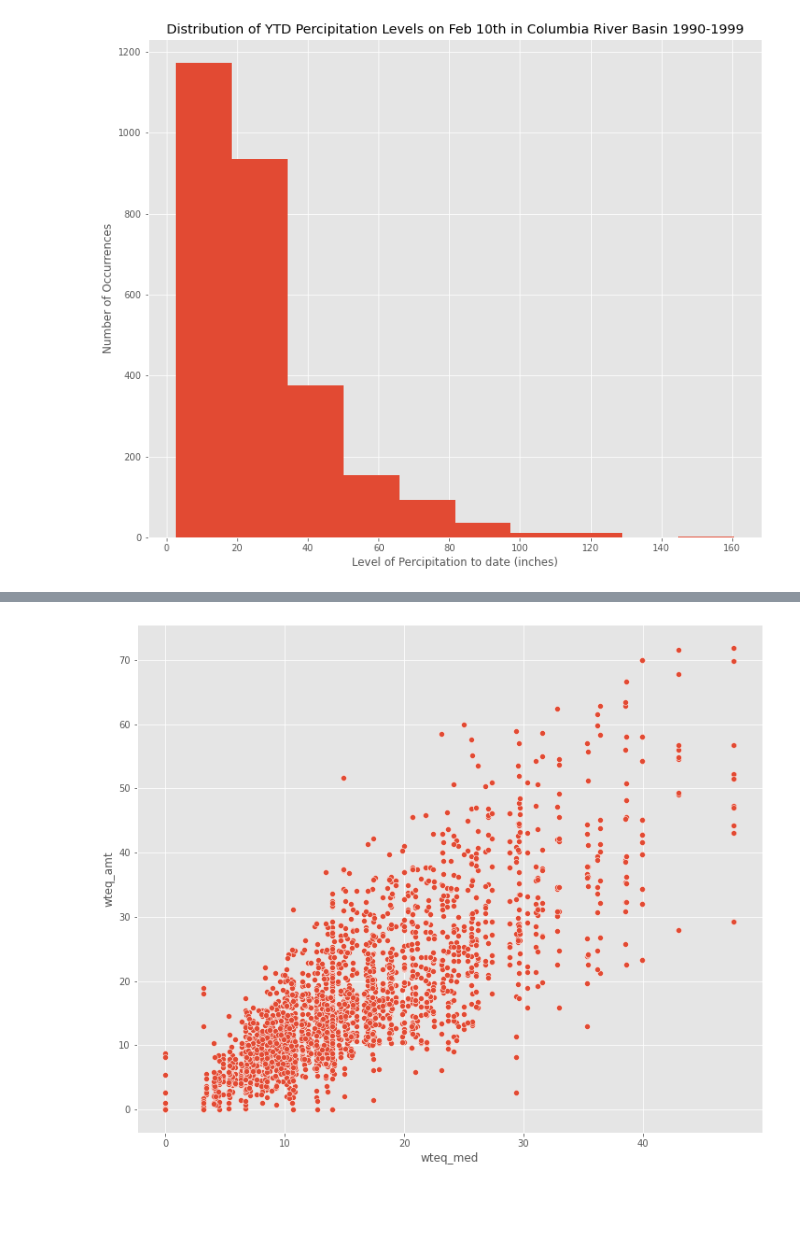
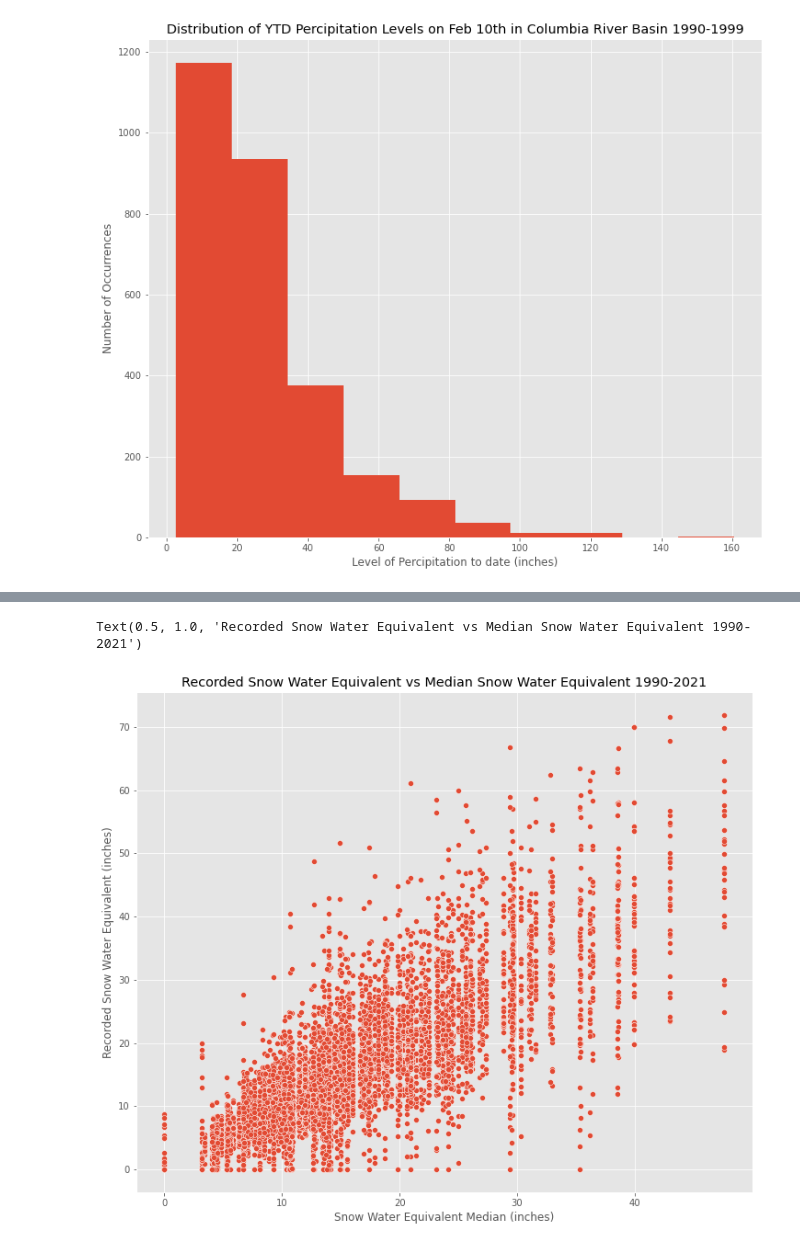
Before and after one commit to sehyeager/snotel_forecasting, a Jupyter notebook: grant.ipynb, the cells around one changed output, grey strips where cells are left out. Saved outputs shown, nothing was run; the diff lists cells and outputs as text; code cells hidden in the pictures; blank space fills up the shorter version.

```diff
--- a/grant.ipynb
+++ b/grant.ipynb
@@ -418,0 +474,7 @@ dtype: int64
+# %%
+df_2000s.set_index('yyyymmdd', inplace = True)
+df_2010s.set_index('yyyymmdd', inplace = True)
+# %%
+df_list = [df, df_2000s, df_2010s]
+# %%
+full_df = pd.concat(df_list, axis = 0)
@@ -439,3 +538,5 @@ plt.style.use('ggplot');
 # %% [output]
 [figure]
+# %%
+full_df['elevation'] = full_df['elevation'].astype(float)
 # %%
@@ -498,5 +592,9 @@ plt.ylabel('Average Current Snow Water Equivalent (inches)');
 # %%
-plt.figure( figsize = (12, 10))
-sns.scatterplot(x = 'wteq_med', y = 'wteq_amt', data = df);
+plt.figure(figsize=(12, 10))
+sns.scatterplot(x='wteq_med', y='wteq_amt', data=full_df)
+plt.xlabel('Snow Water Equivalent Median (inches)')
+plt.ylabel('Recorded Snow Water Equivalent (inches)')
+plt.title('Recorded Snow Water Equivalent vs Median Snow Water Equivalent 1990-2021')
 # %% [output]
+Text(0.5, 1.0, 'Recorded Snow Water Equivalent vs Median Snow Water Equivalent 1990-2021')
-[figure, old version]
+[figure, new version]
```
Also changed, not shown: parts of 50 cells of this notebook, 1 other file.
